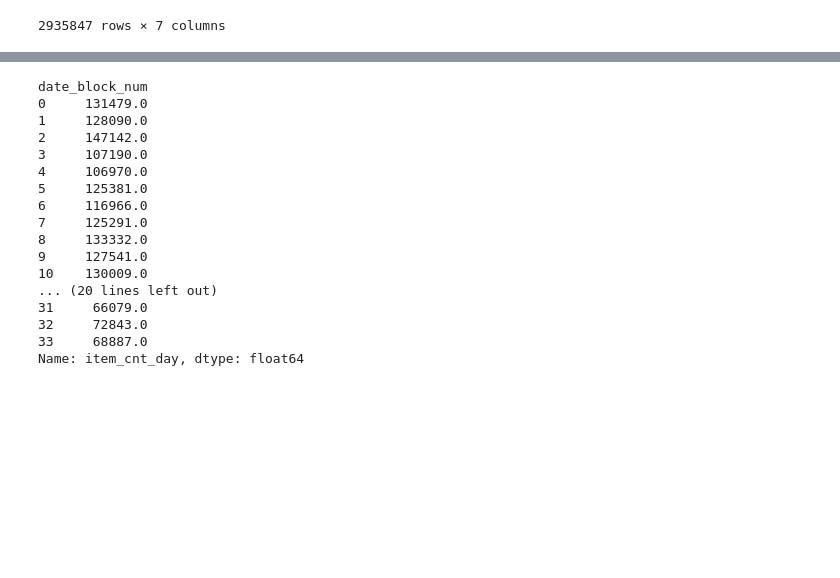
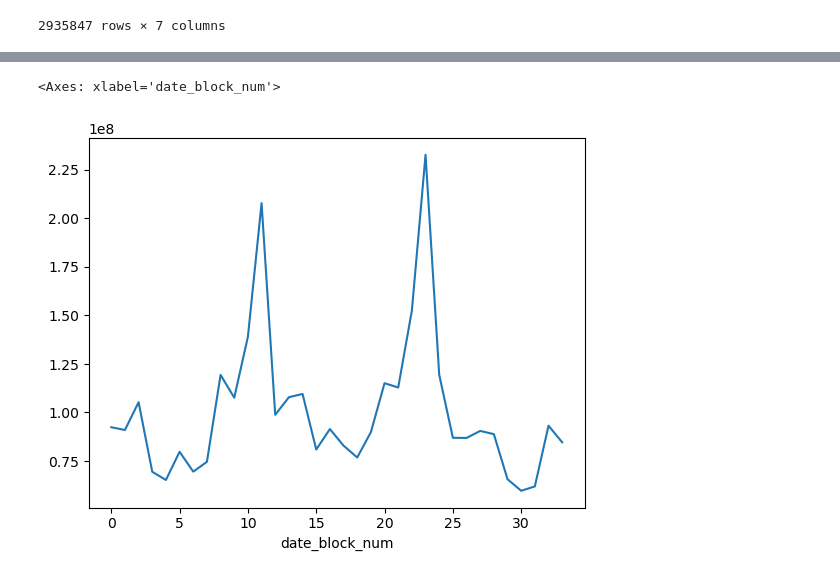
Before and after one commit to zacharyvachal/COS-448, a Jupyter notebook: dynamic.ipynb, the cells around one changed output, grey strips where cells are left out. Cells and saved outputs as stored; diff of their text form; code cells hidden in the pictures; blank space fills up the shorter version.

Commit message:
data research and plotting

```diff
--- a/dynamic.ipynb
+++ b/dynamic.ipynb
@@ -137,3 +137,9 @@ train
 | 2935847 | 2015-10-22 | 33 | 25 | 7440 | 299.00 | 1.0 | 299.00 |
 | 2935848 | 2015-10-03 | 33 | 25 | 7460 | 299.00 | 1.0 | 299.00 |
 2935847 rows × 7 columns
+# %%
+price_95th_percentile = train['item_price'].quantile(0.95)
+train = train[train['item_price'] <= price_95th_percentile]
+# %%
+train = train[train['item_cnt_day'] >= 0]
+train
@@ -140,21 +160,5 @@ train
 # %%
-grouped_item_count = train.groupby('date_block_num')['item_cnt_day'].sum()
-grouped_item_count
+train.groupby('date_block_num')['value'].sum().plot()
 # %% [output]
-date_block_num
-0     131479.0
-1     128090.0
-2     147142.0
-3     107190.0
-4     106970.0
-5     125381.0
-6     116966.0
-7     125291.0
-8     133332.0
-9     127541.0
-10    130009.0
-... (20 lines left out)
-31     66079.0
-32     72843.0
-33     68887.0
-Name: item_cnt_day, dtype: float64
+<Axes: xlabel='date_block_num'>
+[figure, added]
```
Also changed, not shown: parts of 4 cells of this notebook.
